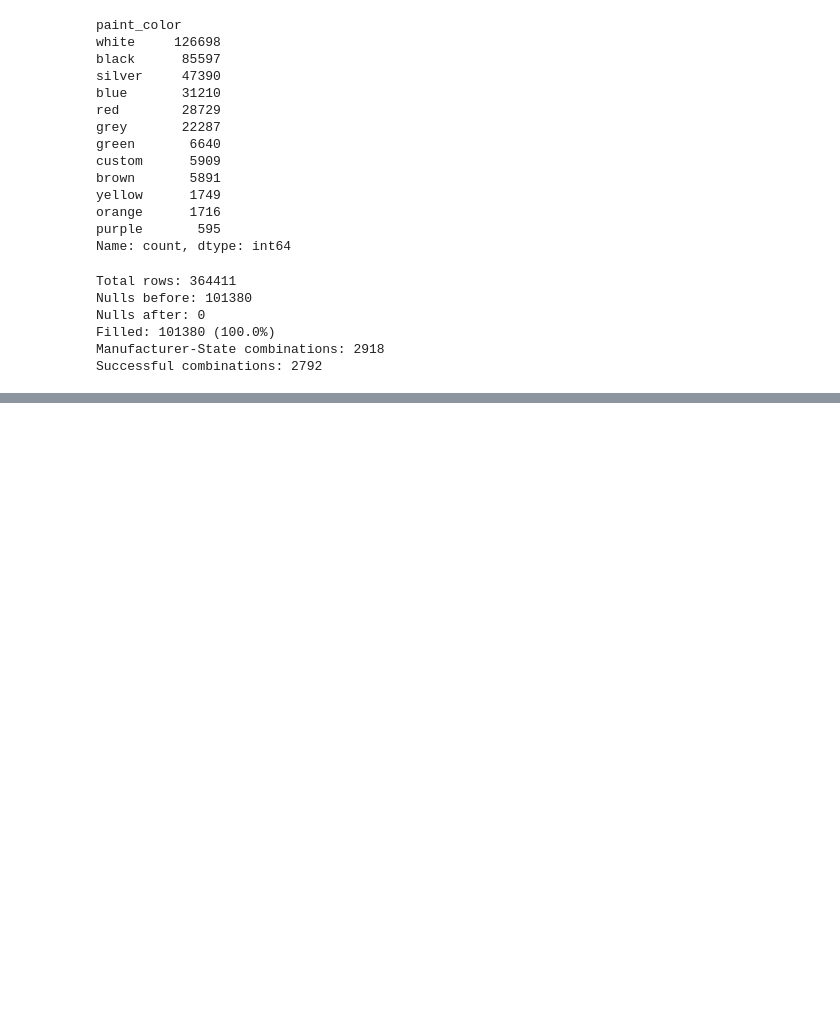
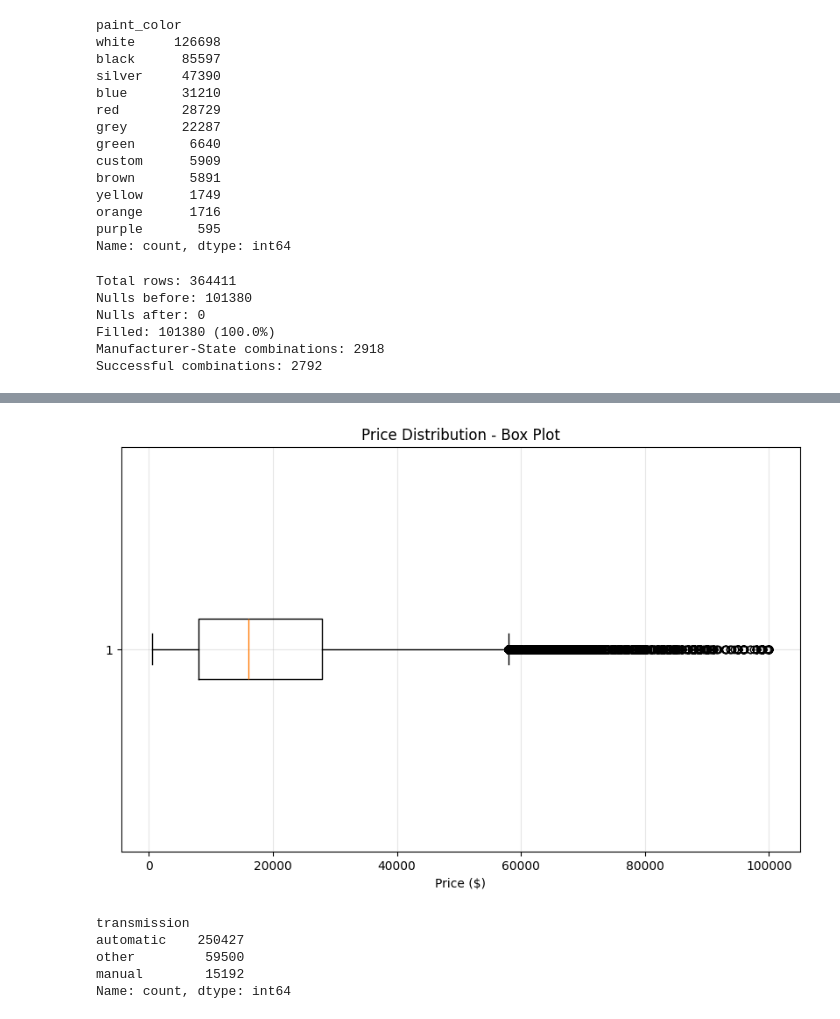
Before and after one commit to Dhruv-88/Deal_IQ, a Jupyter notebook: DataCleaning/data_cleaning.ipynb, the cells around one changed output, grey strips where cells are left out. Cells and saved outputs as stored; diff of their text form; code cells hidden in the pictures; blank space fills up the shorter version.

```diff
--- a/DataCleaning/data_cleaning.ipynb
+++ b/DataCleaning/data_cleaning.ipynb
@@ -589,0 +917,35 @@ Successful combinations: 2792
+# %%
+def clean_price_data(df, price_col='price'):
+    """Clean price data by removing invalid and extreme outliers"""
+
+    original_count = len(df)
+
+    # Remove invalid prices
+    df_clean = df[df[price_col] > 0].copy()  # Remove $0 prices
+
+    # Set reasonable price limits for used cars
+    min_price = 500      # Minimum reasonable car price
+    max_price = 100000   # Maximum reasonable used car price
+
+    df_clean = df_clean[(df_clean[price_col] >= min_price) &
+                        (df_clean[price_col] <= max_price)]
+
+    # Or use percentile-based filtering (more conservative)
+    # q99 = df_clean[price_col].quantile(0.99)
+    # df_clean = df_clean[df_clean[price_col] <= q99]
+
+    dropped_count = original_count - len(df_clean)
+
+    print(f"Original rows: {original_count:,}")
+    print(f"Cleaned rows: {len(df_clean):,}")
+    print(f"Dropped rows: {dropped_count:,} ({dropped_count/original_count*100:.1f}%)")
+
+    # New statistics
+    print(f"\nCleaned price range: ${df_clean[price_col].min():,.0f} - ${df_clean[price_col].max():,.0f}")
+    print(f"New mean: ${df_clean[price_col].mean():,.0f}")
+    print(f"New std: ${df_clean[price_col].std():,.0f}")
+
+    return df_clean
+
+# Clean your data
+df = clean_price_data(df)
@@ -589,0 +973,17 @@ Successful combinations: 2792
+# %%
+plt.figure(figsize=(10, 6))
+plt.boxplot(df['price'], vert=False)
+plt.xlabel('Price ($)')
+plt.title('Price Distribution - Box Plot')
+plt.grid(True, alpha=0.3)
+plt.show()
+# %% [output]
+[figure, added]
+# %%
+df['transmission'].value_counts()
+# %% [output]
+transmission
+automatic    250427
+other         59500
+manual        15192
+Name: count, dtype: int64
```
Also changed, not shown: parts of 20 cells of this notebook, 4 other files.
